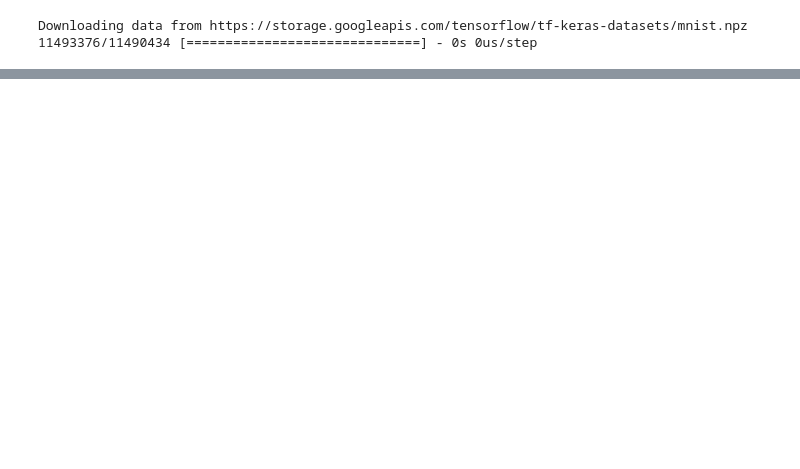
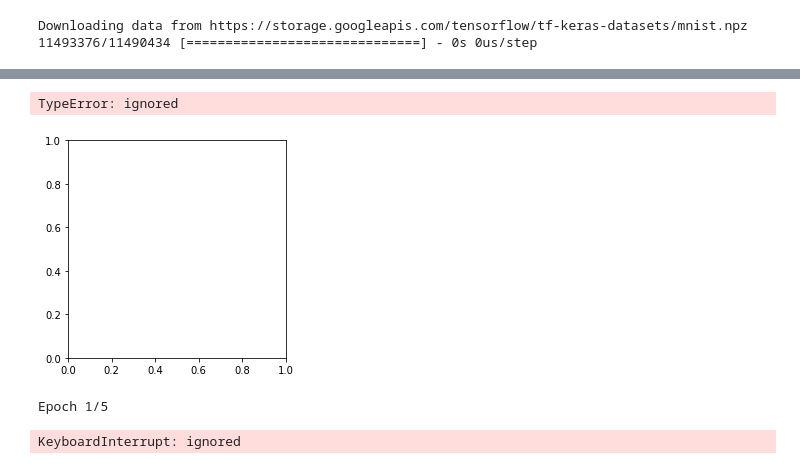
Before and after one commit to kotech1/computervision, a Jupyter notebook: 05_cnnbasic.ipynb, the cells around one changed output, grey strips where cells are left out. Cells and saved outputs as stored; diff of their text form; code cells hidden in the pictures; blank space fills up the shorter version.

```diff
--- a/05_cnnbasic.ipynb
+++ b/05_cnnbasic.ipynb
@@ -91,0 +313,13 @@ loss, accuracy = model.evaluate(x_test, y_test)
+# %%
+test_image = x_train[0:1]
+outputs    = [layer.output for layer in model.layers]          # all layer outputs
+#comp_graph = [K.function([model.input]+ [K.learning_phase()], [output]) for output in outputs]  # evaluation functions
+comp_graph = [K.function([model.input]+ [keras.Input(shape=())], [output]) for output in outputs]  # evaluation functions
+
+# Testing
+layer_outputs_list = [op([test_image, 1.]) for op in comp_graph]
+layer_outputs = []
+
+for layer_output in layer_outputs_list:
+    print(layer_output[0][0].shape, end='\n-------------------\n')
+    layer_outputs.append(layer_output[0][0])
@@ -91,0 +343,16 @@ loss, accuracy = model.evaluate(x_test, y_test)
+# %%
+len(layer_outputs)
+layer_outputs[1].shape
+plt.imshow(layer_outputs[0][:,:,0:1])
+plt.show()
+# %% [output]
+TypeError: ignored
+[figure, added]
+# %%
+model.compile(optimizer='sgd',
+              loss='categorical_crossentropy',
+              metrics=['accuracy'])
+history = model.fit(x_train, y_train, validation_split=0.33, epochs=5)
+# %% [output]
+Epoch 1/5
+KeyboardInterrupt: ignored
```
Also changed, not shown: parts of 28 cells of this notebook.
